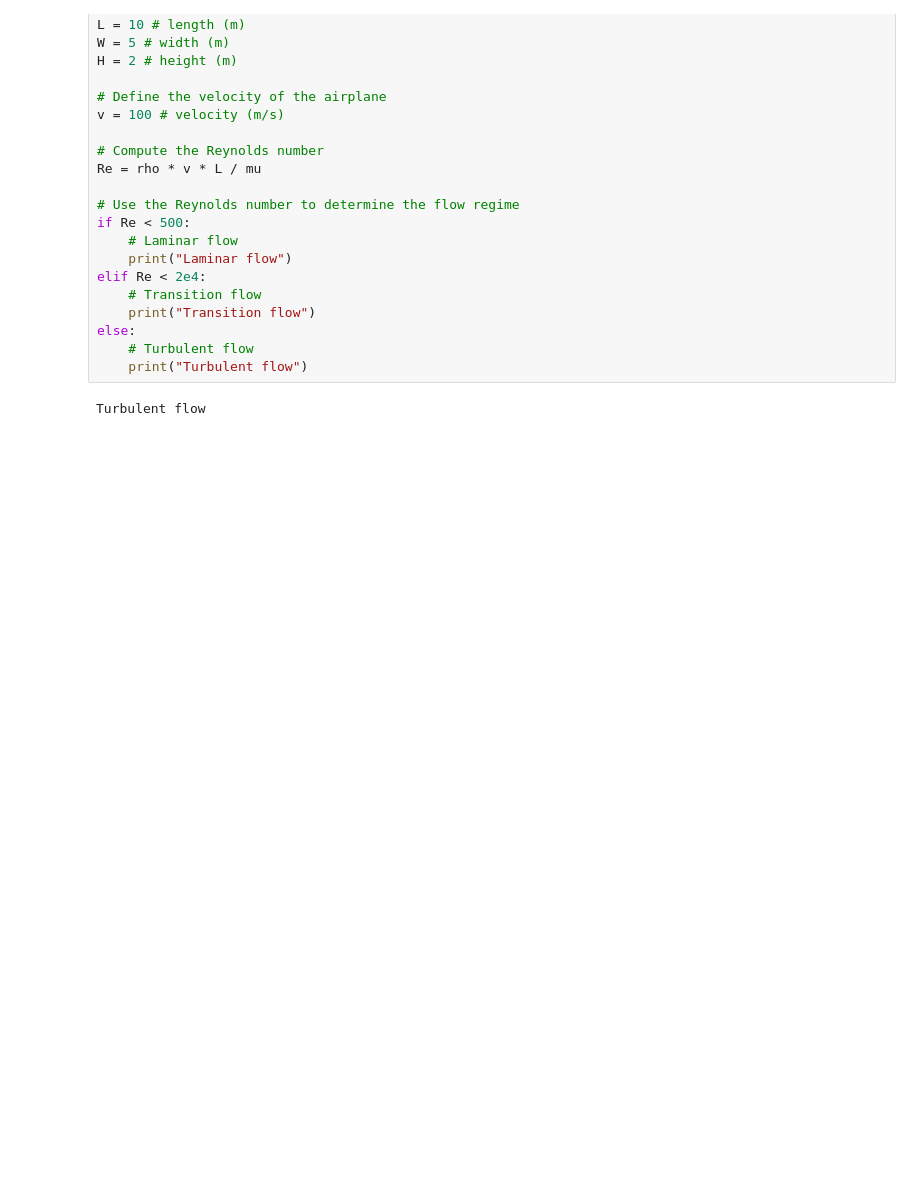
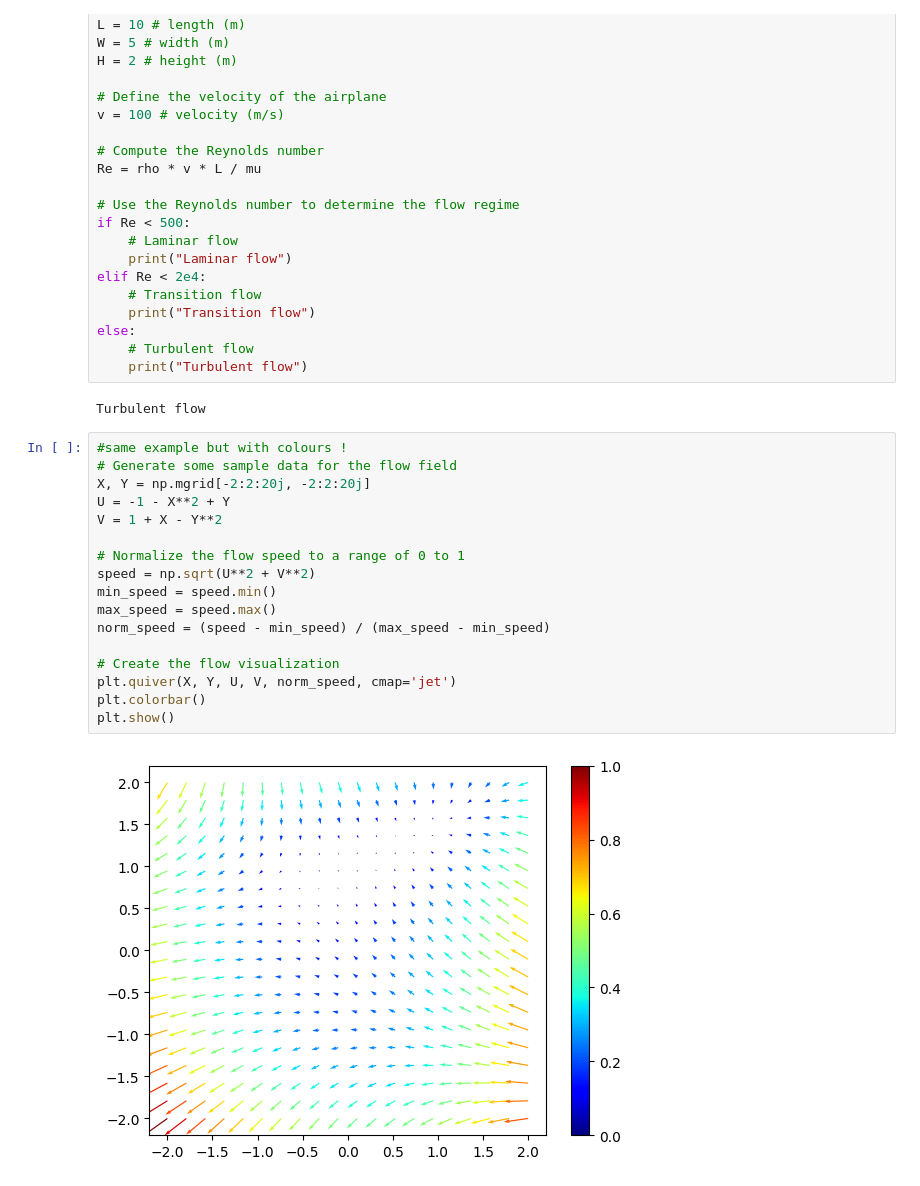
Before and after one commit to Sitraka17/Makimathics, a Jupyter notebook: NavierStokes/NS.ipynb, the cells around one changed output. Cells and saved outputs as stored; diff of their text form; blank space fills up the shorter version.

```diff
--- a/NavierStokes/NS.ipynb
+++ b/NavierStokes/NS.ipynb
@@ -107,3 +107,22 @@ else:
     print("Turbulent flow")
 # %% [output]
 Turbulent flow
+# %%
+#same example but with colours !
+# Generate some sample data for the flow field
+X, Y = np.mgrid[-2:2:20j, -2:2:20j]
+U = -1 - X**2 + Y
+V = 1 + X - Y**2
+
+# Normalize the flow speed to a range of 0 to 1
+speed = np.sqrt(U**2 + V**2)
+min_speed = speed.min()
+max_speed = speed.max()
+norm_speed = (speed - min_speed) / (max_speed - min_speed)
+
+# Create the flow visualization
+plt.quiver(X, Y, U, V, norm_speed, cmap='jet')
+plt.colorbar()
+plt.show()
+# %% [output]
+[figure, added]
```
Also changed, not shown: 1 other file.
